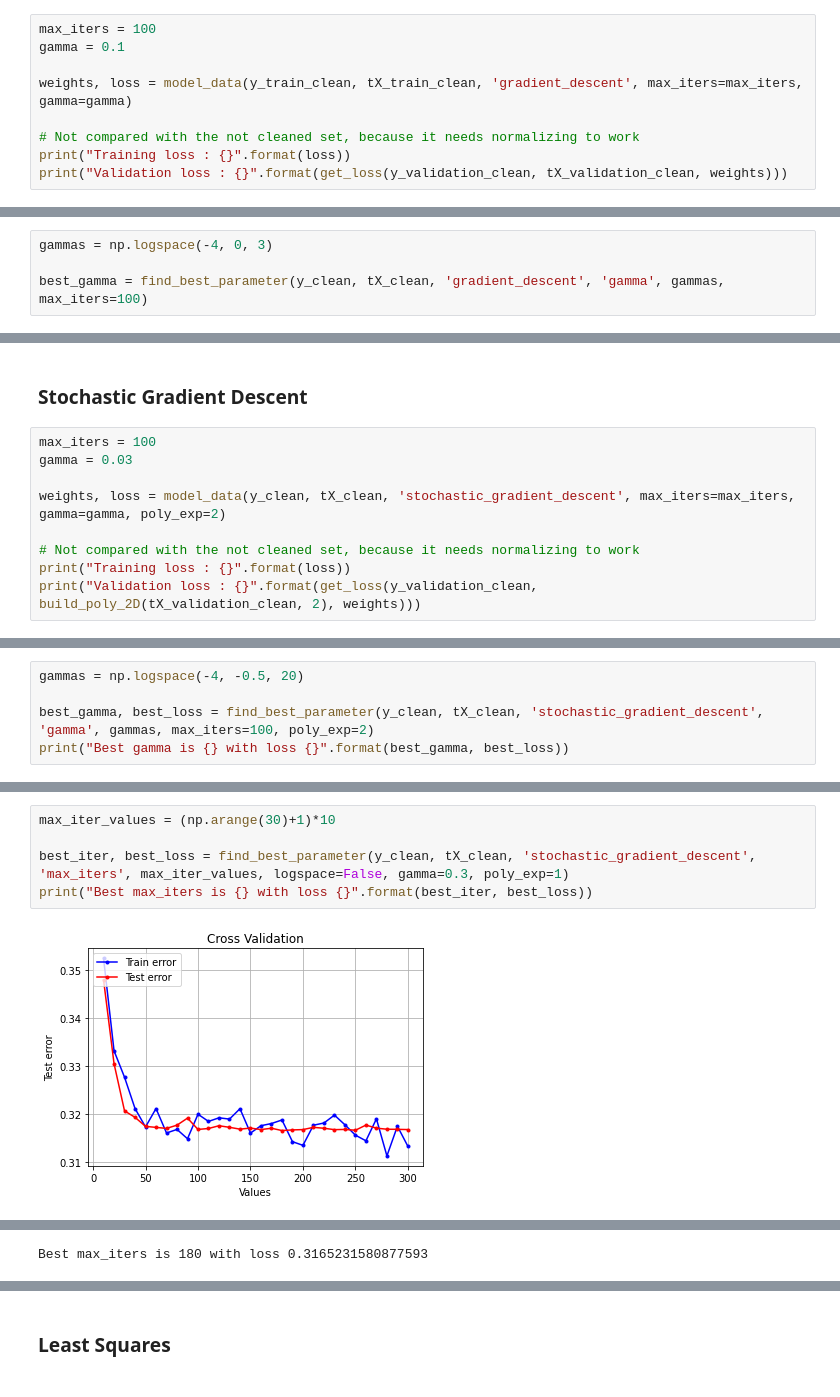
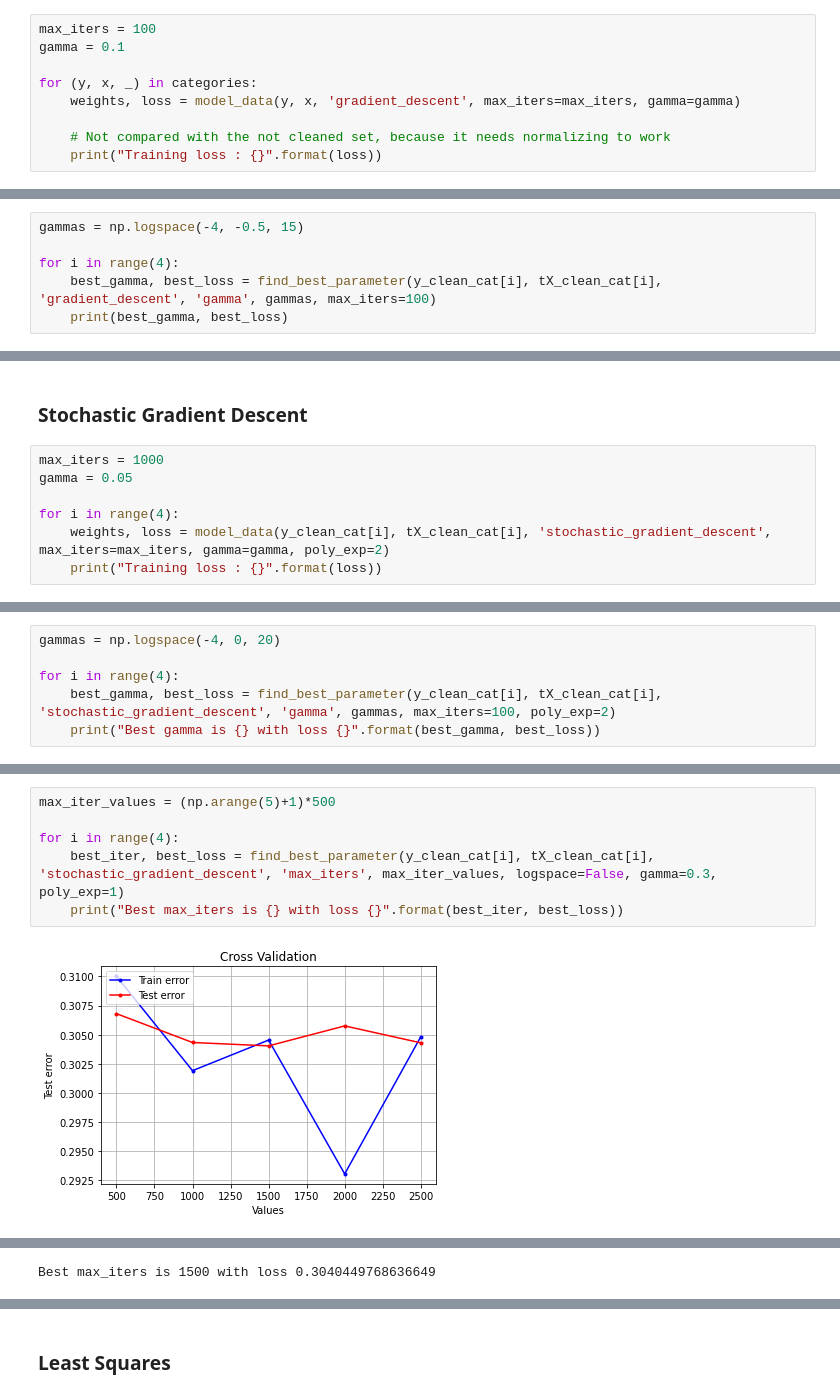
Before and after one commit to hugolepeytre/CS-433-machine-learning, a Jupyter notebook: project1/scripts/project1.ipynb, the cells around one changed output, grey strips where cells are left out. Drawn from its saved outputs; the diff is of its cells as text.

```diff
--- a/project1/scripts/project1.ipynb
+++ b/project1/scripts/project1.ipynb
@@ -66,9 +59,9 @@ from cross_validation import find_best_parameter
 max_iters = 100
 gamma = 0.1
 
-weights, loss = model_data(y_train_clean, tX_train_clean, 'gradient_descent', max_iters=max_iters, gamma=gamma)
+for (y, x, _) in categories:
+    weights, loss = model_data(y, x, 'gradient_descent', max_iters=max_iters, gamma=gamma)
 
-# Not compared with the not cleaned set, because it needs normalizing to work
-print("Training loss : {}".format(loss))
-print("Validation loss : {}".format(get_loss(y_validation_clean, tX_validation_clean, weights)))
+    # Not compared with the not cleaned set, because it needs normalizing to work
+    print("Training loss : {}".format(loss))
 # %% [output]
@@ -77,4 +72,6 @@ Validation loss : 0.31956575907795126
 # %%
-gammas = np.logspace(-4, 0, 3)
+gammas = np.logspace(-4, -0.5, 15)
 
-best_gamma = find_best_parameter(y_clean, tX_clean, 'gradient_descent', 'gamma', gammas, max_iters=100)
+for i in range(4):
+    best_gamma, best_loss = find_best_parameter(y_clean_cat[i], tX_clean_cat[i], 'gradient_descent', 'gamma', gammas, max_iters=100)
+    print(best_gamma, best_loss)
@@ -81,12 +80,10 @@ best_gamma = find_best_parameter(y_clean, tX_clean, 'gradient_descent', 'gamma',
 # %% [markdown]
 ### Stochastic Gradient Descent
 # %%
-max_iters = 100
-gamma = 0.03
+max_iters = 1000
+gamma = 0.05
 
-weights, loss = model_data(y_clean, tX_clean, 'stochastic_gradient_descent', max_iters=max_iters, gamma=gamma, poly_exp=2)
-
-# Not compared with the not cleaned set, because it needs normalizing to work
-print("Training loss : {}".format(loss))
-print("Validation loss : {}".format(get_loss(y_validation_clean, build_poly_2D(tX_validation_clean, 2), weights)))
+for i in range(4):
+    weights, loss = model_data(y_clean_cat[i], tX_clean_cat[i], 'stochastic_gradient_descent', max_iters=max_iters, gamma=gamma, poly_exp=2)
+    print("Training loss : {}".format(loss))
 # %% [output]
@@ -110,6 +94,7 @@ Validation loss : 0.29302015074859644
 # %%
-gammas = np.logspace(-4, -0.5, 20)
+gammas = np.logspace(-4, 0, 20)
 
-best_gamma, best_loss = find_best_parameter(y_clean, tX_clean, 'stochastic_gradient_descent', 'gamma', gammas, max_iters=100, poly_exp=2)
-print("Best gamma is {} with loss {}".format(best_gamma, best_loss))
+for i in range(4):
+    best_gamma, best_loss = find_best_parameter(y_clean_cat[i], tX_clean_cat[i], 'stochastic_gradient_descent', 'gamma', gammas, max_iters=100, poly_exp=2)
+    print("Best gamma is {} with loss {}".format(best_gamma, best_loss))
 # %% [output]
@@ -118,7 +113,8 @@ Best gamma is 0.02481628922836824 with loss 0.2933073866694787
 # %%
-max_iter_values = (np.arange(30)+1)*10
+max_iter_values = (np.arange(5)+1)*500
 
-best_iter, best_loss = find_best_parameter(y_clean, tX_clean, 'stochastic_gradient_descent', 'max_iters', max_iter_values, logspace=False, gamma=0.3, poly_exp=1)
-print("Best max_iters is {} with loss {}".format(best_iter, best_loss))
+for i in range(4):
+    best_iter, best_loss = find_best_parameter(y_clean_cat[i], tX_clean_cat[i], 'stochastic_gradient_descent', 'max_iters', max_iter_values, logspace=False, gamma=0.3, poly_exp=1)
+    print("Best max_iters is {} with loss {}".format(best_iter, best_loss))
 # %% [output]
-[figure, old version]
+[figure, new version]
@@ -125 +122 @@ print("Best max_iters is {} with loss {}".format(best_iter, best_loss))
-Best max_iters is 180 with loss 0.3165231580877593
+Best max_iters is 1500 with loss 0.3040449768636649
```
Also changed, not shown: parts of 16 cells of this notebook, 3 other files.
